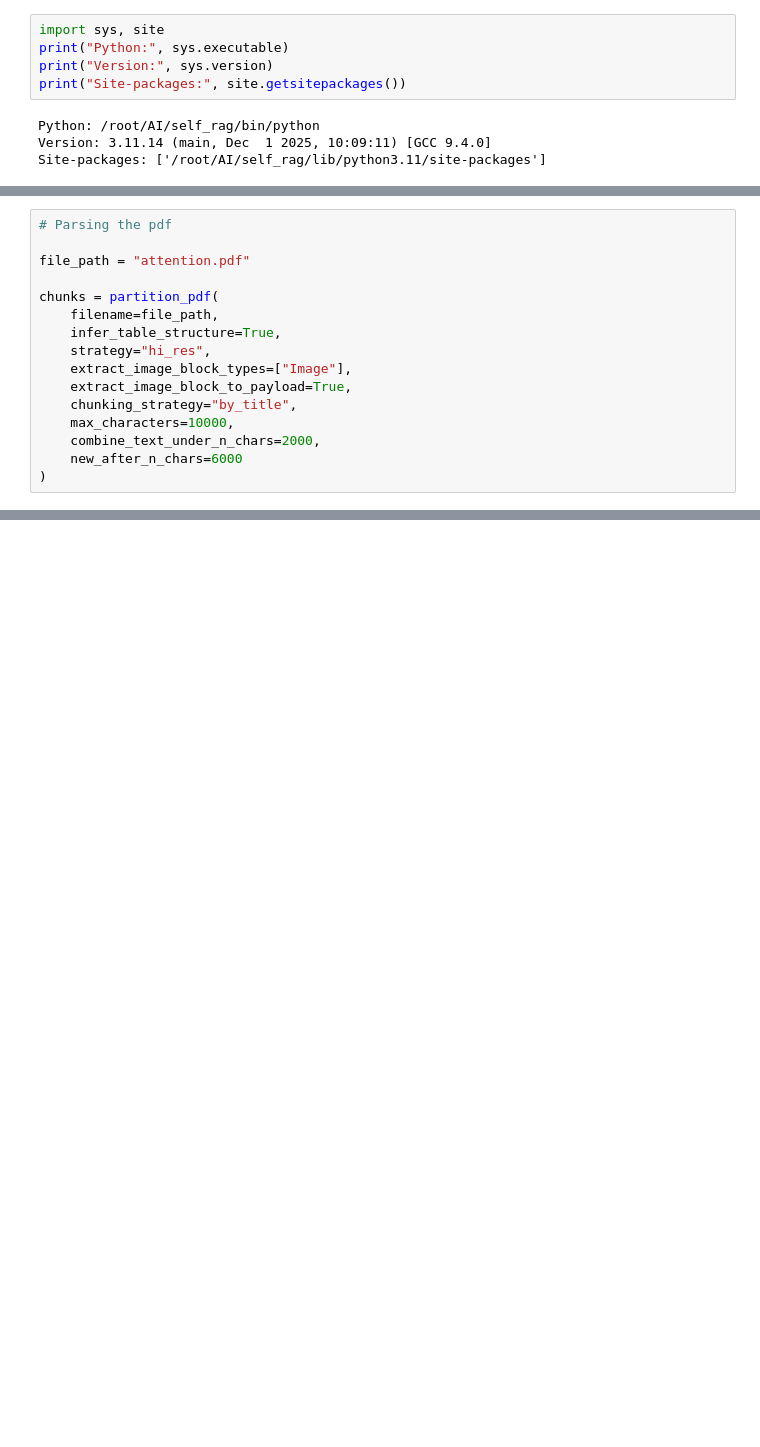
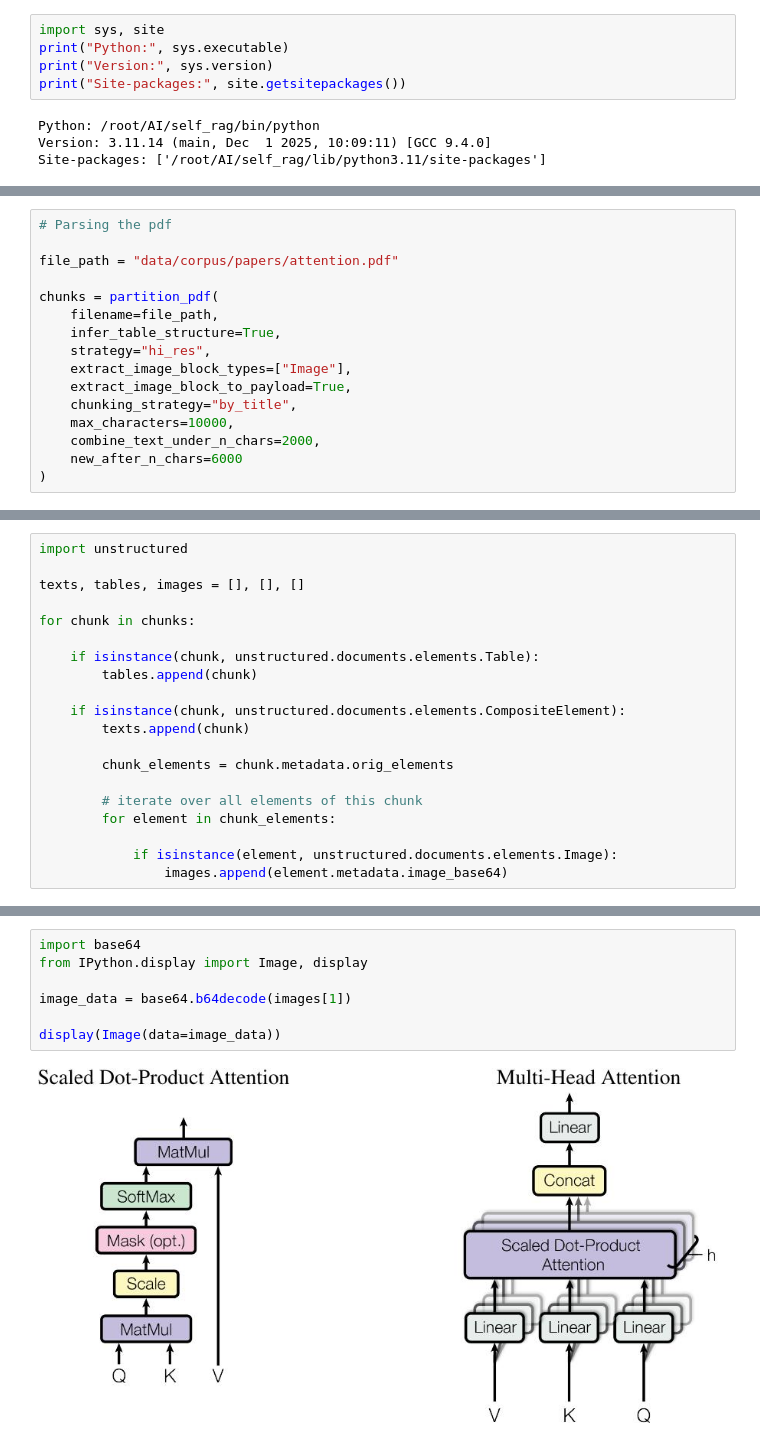
Before and after one commit to Sandyyy123/AI, a Jupyter notebook: scripts/Learning.ipynb, the cells around one changed output, grey strips where cells are left out. Saved outputs shown, nothing was run; the diff lists cells and outputs as text; blank space fills up the shorter version.

```diff
--- a/scripts/Learning.ipynb
+++ b/scripts/Learning.ipynb
@@ -65,7 +161,7 @@ common exports: ['add_element_metadata', 'document_to_element_list', 'normalize_
 # %%
 # Parsing the pdf
 
-file_path = "attention.pdf"
+file_path = "data/corpus/papers/attention.pdf"
 
 chunks = partition_pdf(
     filename=file_path,
@@ -80,0 +237,20 @@ chunks = partition_pdf(
+# %%
+import unstructured
+
+texts, tables, images = [], [], []
+
+for chunk in chunks:
+
+    if isinstance(chunk, unstructured.documents.elements.Table):
+        tables.append(chunk)
+
+    if isinstance(chunk, unstructured.documents.elements.CompositeElement):
+        texts.append(chunk)
+
+        chunk_elements = chunk.metadata.orig_elements
+
+        # iterate over all elements of this chunk
+        for element in chunk_elements:
+
+            if isinstance(element, unstructured.documents.elements.Image):
+                images.append(element.metadata.image_base64)
@@ -80,0 +267,9 @@ chunks = partition_pdf(
+# %%
+import base64
+from IPython.display import Image, display
+
+image_data = base64.b64decode(images[1])
+
+display(Image(data=image_data))
+# %% [output]
+[figure, added]
```
Also changed, not shown: parts of 29 cells of this notebook, 7 other files.
